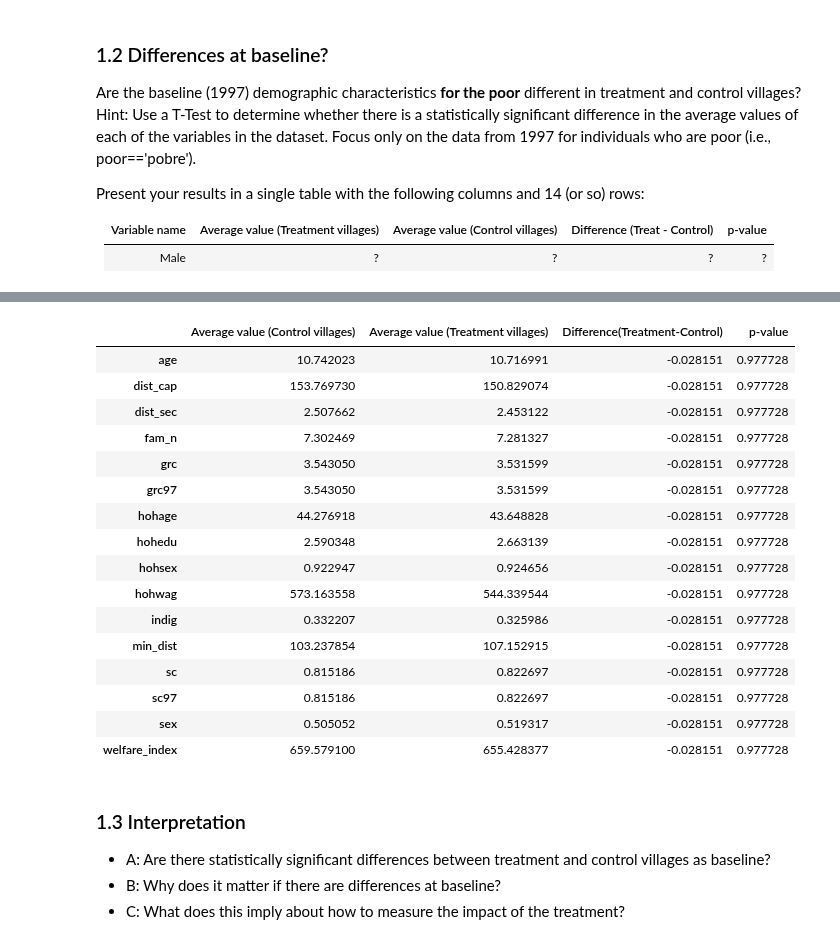
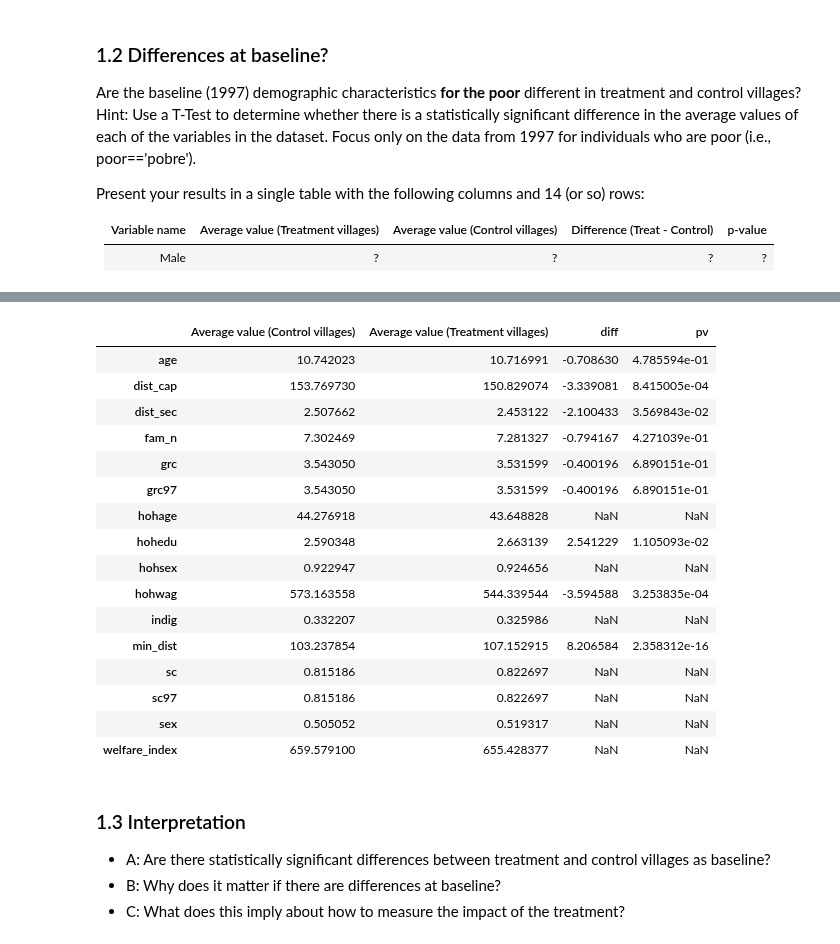
Before and after one commit to abhi32ag/Data_Science_2, a Jupyter notebook: Assignments/Problem_Set_2/Garg-Abhinav-ps2.ipynb, the cells around one changed output, grey strips where cells are left out. Drawn from its saved outputs; the diff is of its cells as text; code cells hidden in the pictures.

Commit message:
Calculated t-test and p-values between control and treatment

```diff
--- a/Assignments/Problem_Set_2/Garg-Abhinav-ps2.ipynb
+++ b/Assignments/Problem_Set_2/Garg-Abhinav-ps2.ipynb
@@ -185,23 +157,36 @@ test['Difference(Treatment-Control)'], test['p-value'] = sc.stats.ttest_ind(test
-# %%
-test
-# %% [output]
-|  | Average value (Control villages) | Average value (Treatment villages) | Difference(Treatment-Control) | p-value |
-| age | 10.742023 | 10.716991 | -0.028151 | 0.977728 |
-| dist_cap | 153.769730 | 150.829074 | -0.028151 | 0.977728 |
-| dist_sec | 2.507662 | 2.453122 | -0.028151 | 0.977728 |
-| fam_n | 7.302469 | 7.281327 | -0.028151 | 0.977728 |
-| grc | 3.543050 | 3.531599 | -0.028151 | 0.977728 |
-| grc97 | 3.543050 | 3.531599 | -0.028151 | 0.977728 |
-| hohage | 44.276918 | 43.648828 | -0.028151 | 0.977728 |
-| hohedu | 2.590348 | 2.663139 | -0.028151 | 0.977728 |
-| hohsex | 0.922947 | 0.924656 | -0.028151 | 0.977728 |
-| hohwag | 573.163558 | 544.339544 | -0.028151 | 0.977728 |
-| indig | 0.332207 | 0.325986 | -0.028151 | 0.977728 |
-| min_dist | 103.237854 | 107.152915 | -0.028151 | 0.977728 |
-| sc | 0.815186 | 0.822697 | -0.028151 | 0.977728 |
-| sc97 | 0.815186 | 0.822697 | -0.028151 | 0.977728 |
-| sex | 0.505052 | 0.519317 | -0.028151 | 0.977728 |
-| welfare_index | 659.579100 | 655.428377 | -0.028151 | 0.977728 |
+# %%
+diff = []
+pv = []
+def calc_diff(s1, s2):
+    d, p = sc.stats.ttest_ind(s1,s2)
+    diff.append(d)
+    pv.append(p)
+    return
+# %%
+for thing in test.index:
+    calc_diff(treatment[thing], control[thing])
+
+test['diff'] = diff
+test['pv'] = pv
+test
+# %% [output]
+|  | Average value (Control villages) | Average value (Treatment villages) | diff | pv |
+| age | 10.742023 | 10.716991 | -0.708630 | 4.785594e-01 |
+| dist_cap | 153.769730 | 150.829074 | -3.339081 | 8.415005e-04 |
+| dist_sec | 2.507662 | 2.453122 | -2.100433 | 3.569843e-02 |
+| fam_n | 7.302469 | 7.281327 | -0.794167 | 4.271039e-01 |
+| grc | 3.543050 | 3.531599 | -0.400196 | 6.890151e-01 |
+| grc97 | 3.543050 | 3.531599 | -0.400196 | 6.890151e-01 |
+| hohage | 44.276918 | 43.648828 | NaN | NaN |
+| hohedu | 2.590348 | 2.663139 | 2.541229 | 1.105093e-02 |
+| hohsex | 0.922947 | 0.924656 | NaN | NaN |
+| hohwag | 573.163558 | 544.339544 | -3.594588 | 3.253835e-04 |
+| indig | 0.332207 | 0.325986 | NaN | NaN |
+| min_dist | 103.237854 | 107.152915 | 8.206584 | 2.358312e-16 |
+| sc | 0.815186 | 0.822697 | NaN | NaN |
+| sc97 | 0.815186 | 0.822697 | NaN | NaN |
+| sex | 0.505052 | 0.519317 | NaN | NaN |
+| welfare_index | 659.579100 | 655.428377 | NaN | NaN |
 # %% [markdown]
 ### 1.3 Interpretation
 
```
Also changed, not shown: parts of 3 cells of this notebook.
